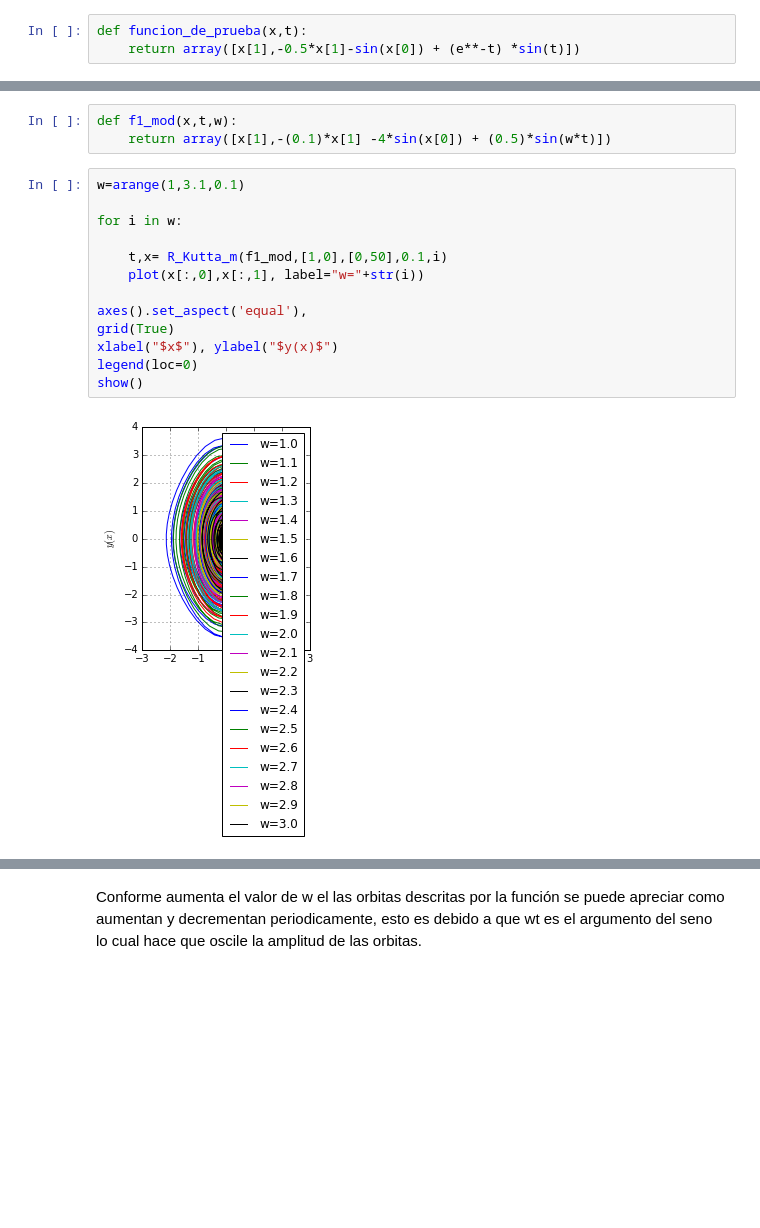
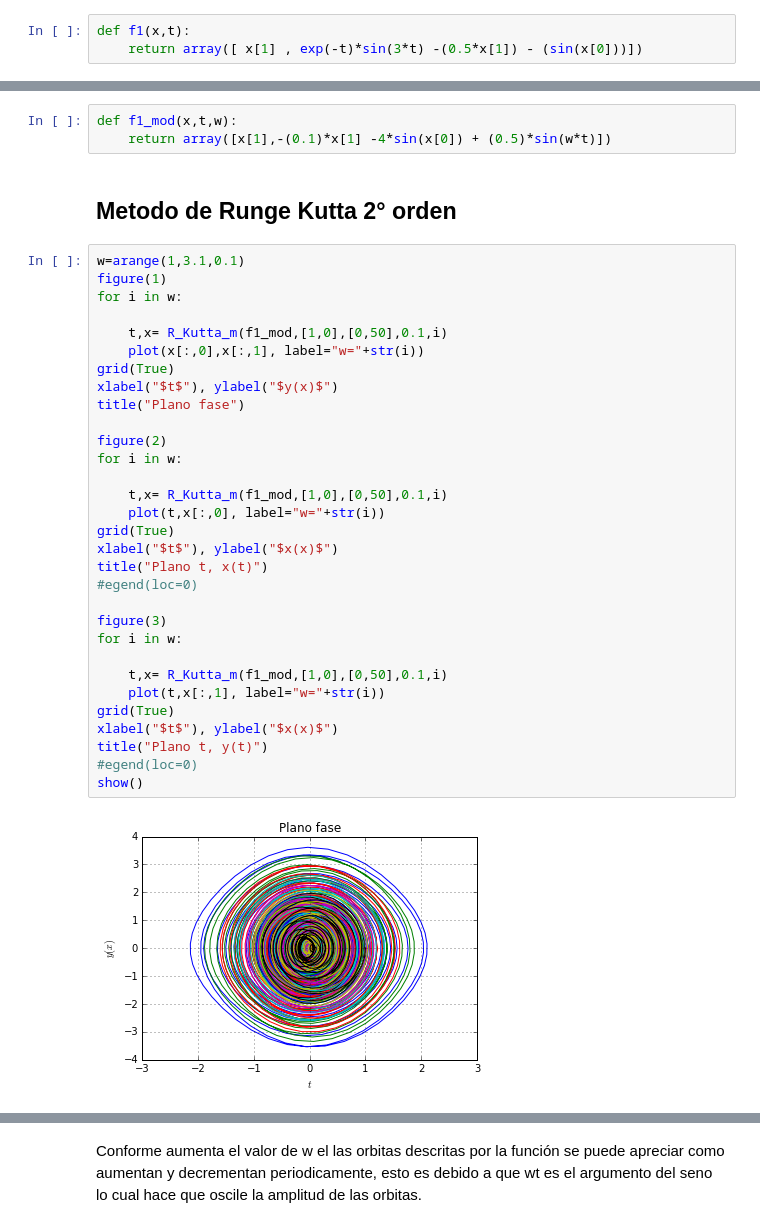
Before and after one commit to Ixchetl14/TAREAS, a Jupyter notebook: Tarea .ipynb, the cells around one changed output, grey strips where cells are left out. Cells and saved outputs as stored; diff of their text form; blank space fills up the shorter version.

```diff
--- a/Tarea .ipynb
+++ b/Tarea .ipynb
@@ -9,4 +27,4 @@ from scipy import *
 # %%
-def funcion_de_prueba(x,t):
-    return array([x[1],-0.5*x[1]-sin(x[0]) + (e**-t) *sin(t)])
+def f1(x,t):
+    return array([ x[1] , exp(-t)*sin(3*t) -(0.5*x[1]) - (sin(x[0]))])
 # %%
@@ -81,18 +278,38 @@ show()
 # %%
 def f1_mod(x,t,w):
     return array([x[1],-(0.1)*x[1] -4*sin(x[0]) + (0.5)*sin(w*t)])
+# %% [markdown]
+## Metodo de Runge Kutta 2° orden
 # %%
 w=arange(1,3.1,0.1)
-
+figure(1)
 for i in w:
 
     t,x= R_Kutta_m(f1_mod,[1,0],[0,50],0.1,i)
     plot(x[:,0],x[:,1], label="w="+str(i))
+grid(True)
+xlabel("$t$"), ylabel("$y(x)$")
+title("Plano fase")
 
-axes().set_aspect('equal'),
+figure(2)
+for i in w:
+
+    t,x= R_Kutta_m(f1_mod,[1,0],[0,50],0.1,i)
+    plot(t,x[:,0], label="w="+str(i))
 grid(True)
-xlabel("$x$"), ylabel("$y(x)$")
-legend(loc=0)
+xlabel("$t$"), ylabel("$x(x)$")
+title("Plano t, x(t)")
+#egend(loc=0)
+
+figure(3)
+for i in w:
+
+    t,x= R_Kutta_m(f1_mod,[1,0],[0,50],0.1,i)
+    plot(t,x[:,1], label="w="+str(i))
+grid(True)
+xlabel("$t$"), ylabel("$x(x)$")
+title("Plano t, y(t)")
+#egend(loc=0)
 show()
 # %% [output]
-[figure, old version]
+[figure, new version]
```
Also changed, not shown: parts of 37 cells of this notebook, 1 other file.
